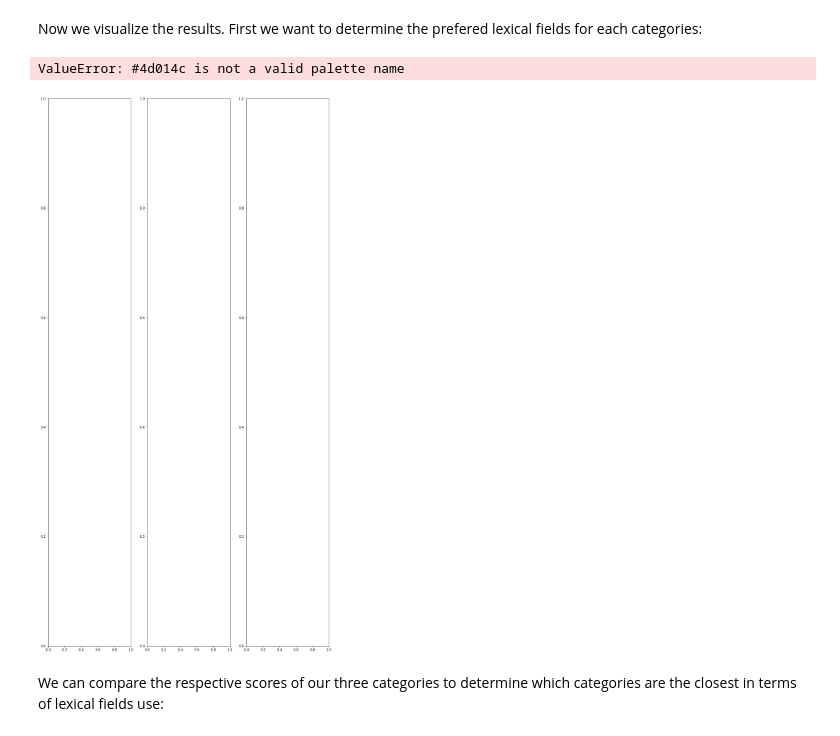
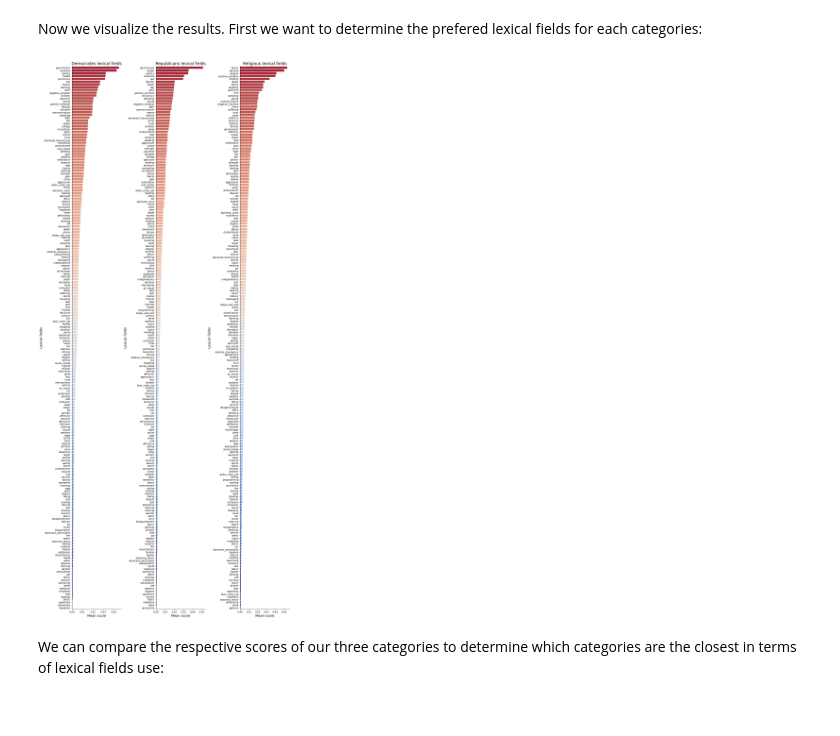
Before and after one commit to paulmoreau40/Applied-Data-Analysis-project-EPFL, a Jupyter notebook: src/Milestone_3.ipynb, the cells around one changed output. Cells and saved outputs as stored; diff of their text form; code cells hidden in the pictures.

```diff
--- a/src/Milestone_3.ipynb
+++ b/src/Milestone_3.ipynb
@@ -519,11 +505,12 @@ def all_lexical_fields(quotes_serie):
 # %%
 #Categories of interest
-democrate_speakers = speakers[np.where(speakers[:,1].astype(int) == 1)][:,0]
-republican_speakers = speakers[np.where(speakers[:,1].astype(int) == 2)][:,0]
+democrate_speakers = ['Bernie Sanders', 'Hillary Clinton', 'Elizabeth Warren', 'Kamala Harris', 'Alexandria Ocasio Cortez', 'Pete Buttigieg']
+republican_speakers = ['Mike Pence', 'Mitt Romney', 'Ted Cruz', 'Nikki Haley', 'Ben Carson', 'Marco Rubio']
+religious_speakers = ['Pope Francis']
 
 democrates_df = pre_processed_df.loc[pre_processed_df['speaker'].isin(democrate_speakers), 'pre_processed_quote'].copy()
 republicans_df = pre_processed_df.loc[pre_processed_df['speaker'].isin(republican_speakers), 'pre_processed_quote'].copy()
-religious_df = pre_processed_df.loc[pre_processed_df['speaker'] == 'Pope Francis', 'pre_processed_quote'].copy()
+religious_df = pre_processed_df.loc[pre_processed_df['speaker'].isin(religious_speakers), 'pre_processed_quote'].copy()
 
 #Analyze all lexical fields
 categories_df = []
@@ -546,48 +533,41 @@ Now we visualize the results. First we want to determine the prefered lexical fi
 temp_df = categories_df.copy().T
 temp_df.reset_index(inplace=True)
 
-fig, ax = plt.subplots(1,3, figsize=(15, 30)) #10
+fig, ax = plt.subplots(1,3, figsize=(15, 33))
 
-palette_dem = sns.color_palette("light:#489ede", n_colors = len(temp_df)) #temp_df[0:50] ,"light:#4d014c" ,"BuPu", as_cmap=True
-palette_rep = sns.color_palette("light:#f94436", n_colors = len(temp_df)) #temp_df[0:50] ,"light:#4d014c" ,"BuPu", as_cmap=True
-palette_rel = sns.color_palette("light:#f8d044", n_colors = len(temp_df)) #temp_df[0:50] ,"light:#4d014c" ,"BuPu", as_cmap=True
+palette = sns.color_palette("coolwarm", n_colors = len(temp_df))
+palette.reverse()
 
-palette_dem.reverse() #"#489ede", "#f94436", '#f8d044'
-palette_rep.reverse() #"#489ede", "#f94436", '#f8d044'
-palette_rel.reverse() #"#489ede", "#f94436", '#f8d044'
-
-# Barplots for descending importance of different lexical fields across categories
 temp_df = temp_df.sort_values(by=['Democrates'],  ascending=False)
-sns.barplot(x = 'Democrates', y = 'index', data=temp_df, ax = ax[0], palette = palette_dem)
+sns.barplot(x = 'Democrates', y = 'index', data=temp_df, ax = ax[0], palette = palette)
 ax[0].set_title("Democrates lexical fields", fontsize = 17)
 ax[0].set_xlabel("Mean score", fontsize = 14)
 ax[0].set_ylabel("Lexical fields", fontsize = 14)
 ax[0].spines['right'].set_visible(False)
 ax[0].spines['top'].set_visible(False)
 
 temp_df = temp_df.sort_values(by=['Republicans'],  ascending=False)
-sns.barplot(x = 'Republicans', y = 'index', data=temp_df, ax = ax[1], palette = palette_rep)
+sns.barplot(x = 'Republicans', y = 'index', data=temp_df, ax = ax[1], palette = palette)
 ax[1].set_title("Republicans lexical fields", fontsize = 17)
 ax[1].set_xlabel("Mean score", fontsize = 14)
 ax[1].set_ylabel("Lexical fields", fontsize = 14)
 ax[1].spines['right'].set_visible(False)
 ax[1].spines['top'].set_visible(False)
 
 temp_df = temp_df.sort_values(by=['Religious'],  ascending=False)
-sns.barplot(x = 'Religious', y = 'index', data=temp_df, ax = ax[2], palette = palette_rel)
+sns.barplot(x = 'Religious', y = 'index', data=temp_df, ax = ax[2], palette = palette)
 ax[2].set_title("Religious lexical fields", fontsize = 17)
 ax[2].set_xlabel("Mean score", fontsize = 14)
 ax[2].set_ylabel("Lexical fields", fontsize = 14)
 ax[2].spines['right'].set_visible(False)
 ax[2].spines['right'].set_visible(False)
 ax[2].spines['top'].set_visible(False)
 
 fig.tight_layout(h_pad=2)
 
 plt.savefig('../output/Top_lexical_fields_each_category.jpg', dpi = 500)
 # %% [output]
-ValueError: #4d014c is not a valid palette name
-[figure, old version]
+[figure, new version]
 # %% [markdown]
 We can compare the respective scores of our three categories to determine which categories are the closest in terms of lexical fields use:
 # %%
```
Also changed, not shown: parts of 29 cells of this notebook.
